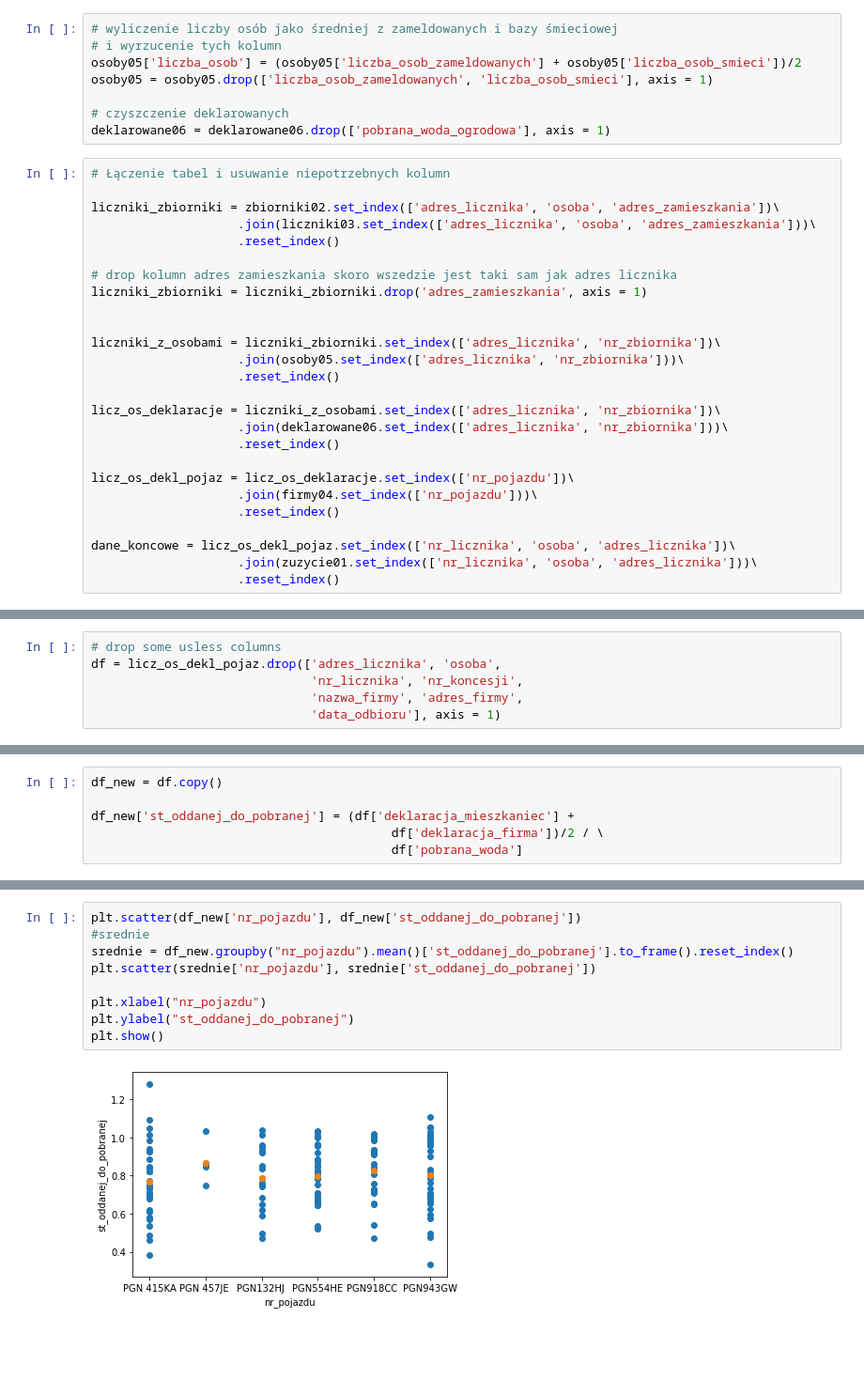
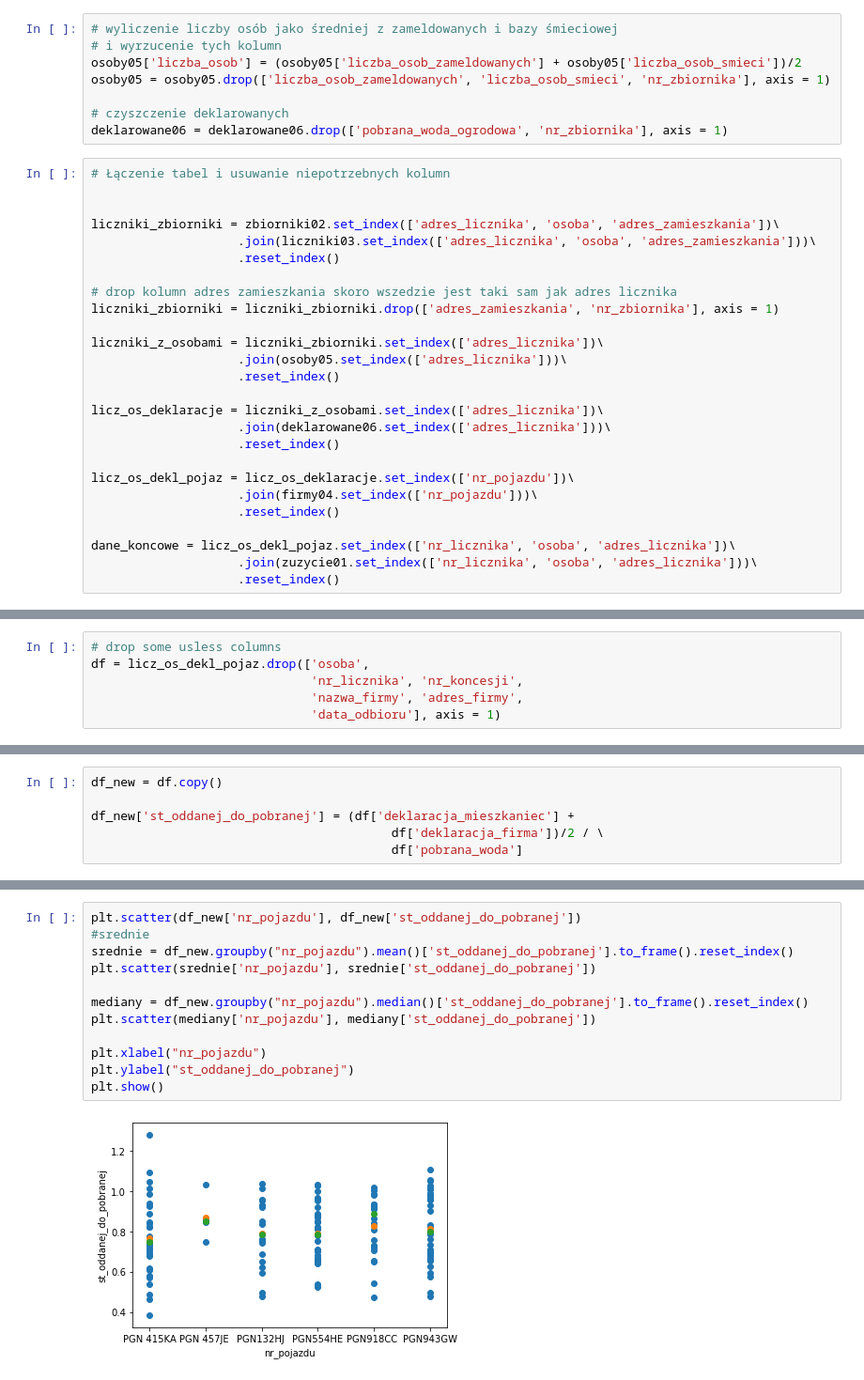
Before and after one commit to hackathonteam/klimaton_back, a Jupyter notebook: eda3.ipynb, the cells around one changed output, grey strips where cells are left out. Shown: that part at 94% size. Drawn from its saved outputs; the diff is of its cells as text; blank space fills up the shorter version.

```diff
--- a/eda3.ipynb
+++ b/eda3.ipynb
@@ -74,27 +78,27 @@ deklarowane06 = deklarowane06.rename(columns = {c[0]: 'nr_zbiornika',
 # wyliczenie liczby osób jako średniej z zameldowanych i bazy śmieciowej
 # i wyrzucenie tych kolumn
 osoby05['liczba_osob'] = (osoby05['liczba_osob_zameldowanych'] + osoby05['liczba_osob_smieci'])/2
-osoby05 = osoby05.drop(['liczba_osob_zameldowanych', 'liczba_osob_smieci'], axis = 1)
+osoby05 = osoby05.drop(['liczba_osob_zameldowanych', 'liczba_osob_smieci', 'nr_zbiornika'], axis = 1)
 
 # czyszczenie deklarowanych
-deklarowane06 = deklarowane06.drop(['pobrana_woda_ogrodowa'], axis = 1)
+deklarowane06 = deklarowane06.drop(['pobrana_woda_ogrodowa', 'nr_zbiornika'], axis = 1)
 # %%
 # Łączenie tabel i usuwanie niepotrzebnych kolumn
+
 
 liczniki_zbiorniki = zbiorniki02.set_index(['adres_licznika', 'osoba', 'adres_zamieszkania'])\
                     .join(liczniki03.set_index(['adres_licznika', 'osoba', 'adres_zamieszkania']))\
                     .reset_index()
 
 # drop kolumn adres zamieszkania skoro wszedzie jest taki sam jak adres licznika
-liczniki_zbiorniki = liczniki_zbiorniki.drop('adres_zamieszkania', axis = 1)
+liczniki_zbiorniki = liczniki_zbiorniki.drop(['adres_zamieszkania', 'nr_zbiornika'], axis = 1)
 
-
-liczniki_z_osobami = liczniki_zbiorniki.set_index(['adres_licznika', 'nr_zbiornika'])\
-                    .join(osoby05.set_index(['adres_licznika', 'nr_zbiornika']))\
+liczniki_z_osobami = liczniki_zbiorniki.set_index(['adres_licznika'])\
+                    .join(osoby05.set_index(['adres_licznika']))\
                     .reset_index()
 
-licz_os_deklaracje = liczniki_z_osobami.set_index(['adres_licznika', 'nr_zbiornika'])\
-                    .join(deklarowane06.set_index(['adres_licznika', 'nr_zbiornika']))\
+licz_os_deklaracje = liczniki_z_osobami.set_index(['adres_licznika'])\
+                    .join(deklarowane06.set_index(['adres_licznika']))\
                     .reset_index()
 
 licz_os_dekl_pojaz = licz_os_deklaracje.set_index(['nr_pojazdu'])\
@@ -115,6 +111,6 @@ Index(['nr_pojazdu', 'adres_licznika', 'nr_zbiornika', 'osoba', 'nr_licznika',
 # %%
 # drop some usless columns
-df = licz_os_dekl_pojaz.drop(['adres_licznika', 'osoba',
+df = licz_os_dekl_pojaz.drop(['osoba',
                               'nr_licznika', 'nr_koncesji',
                               'nazwa_firmy', 'adres_firmy',
                               'data_odbioru'], axis = 1)
@@ -229,11 +225,14 @@ df_new.head()
 # %%
 plt.scatter(df_new['nr_pojazdu'], df_new['st_oddanej_do_pobranej'])
 #srednie
 srednie = df_new.groupby("nr_pojazdu").mean()['st_oddanej_do_pobranej'].to_frame().reset_index()
 plt.scatter(srednie['nr_pojazdu'], srednie['st_oddanej_do_pobranej'])
 
+mediany = df_new.groupby("nr_pojazdu").median()['st_oddanej_do_pobranej'].to_frame().reset_index()
+plt.scatter(mediany['nr_pojazdu'], mediany['st_oddanej_do_pobranej'])
+
 plt.xlabel("nr_pojazdu")
 plt.ylabel("st_oddanej_do_pobranej")
 plt.show()
 # %% [output]
-[figure, old version]
+[figure, new version]
```
Also changed, not shown: parts of 36 cells of this notebook, 3 other files.
